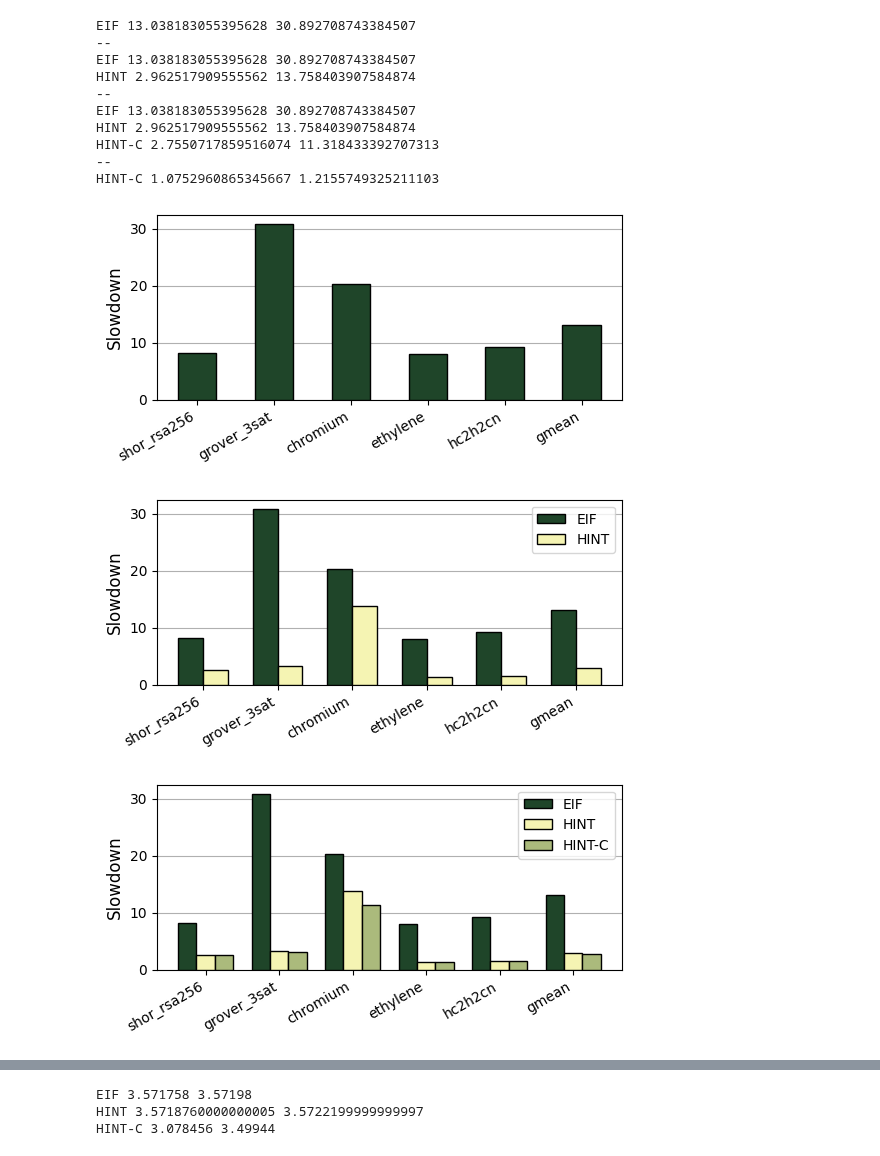
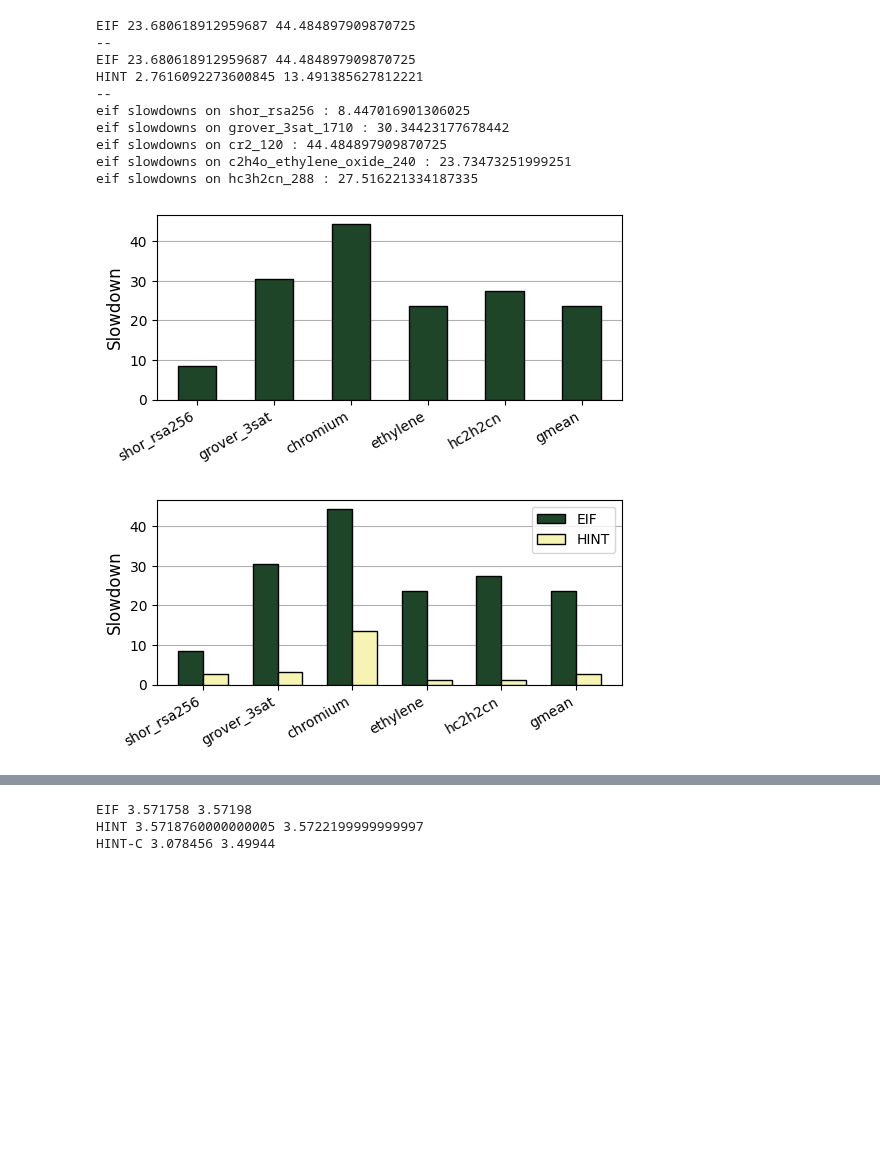
Before and after one commit to suhaskvittal/quicksilver, a Jupyter notebook: scripts/plotting.ipynb, the cells around one changed output, grey strips where cells are left out. Cells and saved outputs as stored; diff of their text form; code cells hidden in the pictures; blank space fills up the shorter version.

```diff
--- a/scripts/plotting.ipynb
+++ b/scripts/plotting.ipynb
@@ -118,76 +120,51 @@ s_hint_c = get_simulation_policy_results('hint_c', S_DATA_FOLDER)
 s_baseline_c12 = filter_policy_by_suffix(s_baseline, 'c12_100M')
 s_viszlai_c12 = filter_policy_by_suffix(s_viszlai, 'c12_100M')
 s_hint_c12 = filter_policy_by_suffix(s_hint, 'c12_100M')
-s_hint_c_c12 = filter_policy_by_suffix(s_hint_c, 'c12_100M')
 
 ### first, EIF only --
 fig, ax = plt.subplots()
 fig.set_size_inches(6.0,2.4)
 
 plot_relative_stat(ax, s_baseline_c12,
                     [s_viszlai_c12],
                     [C1],
                     ['EIF'],
                     'kips',
                     'Slowdown')
 plt.savefig(f'{PLOTS}/eif_slowdown.pdf', bbox_inches='tight')
 
 
 print('--')
 
 ### second, EIF and HINT --
 fig, ax = plt.subplots()
 fig.set_size_inches(6.0,2.4)
 
 plot_relative_stat(ax, s_baseline_c12,
                     [s_viszlai_c12, s_hint_c12],
                     [C1, C2],
                     ['EIF', 'HINT'],
                     'kips',
                     'Slowdown')
 plt.savefig(f'{PLOTS}/hint_slowdown.pdf', bbox_inches='tight')
 
 print('--')
 
-### finally, EIF and HINT and HINT-C --
-
-fig, ax = plt.subplots()
-fig.set_size_inches(6.0,2.4)
-
-plot_relative_stat(ax, s_baseline_c12,
-                    [s_viszlai_c12, s_hint_c12, s_hint_c_c12],
-                    [C1, C2, C3],
-                    ['EIF', 'HINT', 'HINT-C'],
-                    'kips',
-                    'Slowdown')
-plt.savefig(f'{PLOTS}/hint_c_slowdown.pdf', bbox_inches='tight')
-
-
-print('--')
-
-### HINT-C Speedup:
-fig, ax = plt.subplots()
-fig.set_size_inches(6.0,2.4)
-
-plot_relative_stat(ax, s_hint_c12,
-                    [s_hint_c_c12],
-                    [C1, C2, C3],
-                    ['HINT-C'],
-                    'kips',
-                    'Speedup (%)',
-                    plot_as_percentage=True, baseline_on_top=False)
-plt.savefig(f'{PLOTS}/hint_c_speedup.pdf', bbox_inches='tight')
+## print slowdowns for EIF
+for b in BENCHMARKS:
+    b_kips = s_baseline_c12[b]['kips']
+    eif_kips = s_viszlai_c12[b]['kips']
+    print(f'eif slowdowns on {b} : {b_kips/eif_kips}')
 # %% [output]
-EIF 13.038183055395628 30.892708743384507
+EIF 23.680618912959687 44.484897909870725
 --
-EIF 13.038183055395628 30.892708743384507
-HINT 2.962517909555562 13.758403907584874
+EIF 23.680618912959687 44.484897909870725
+HINT 2.7616092273600845 13.491385627812221
 --
-EIF 13.038183055395628 30.892708743384507
-HINT 2.962517909555562 13.758403907584874
-HINT-C 2.7550717859516074 11.318433392707313
---
-HINT-C 1.0752960865345667 1.2155749325211103
+eif slowdowns on shor_rsa256 : 8.447016901306025
+eif slowdowns on grover_3sat_1710 : 30.34423177678442
+eif slowdowns on cr2_120 : 44.484897909870725
+eif slowdowns on c2h4o_ethylene_oxide_240 : 23.73473251999251
+eif slowdowns on hc3h2cn_288 : 27.516221334187335
-[figure, old version]
+[figure, new version]
-[figure, old version]
+[figure, new version]
-[figure, removed]
```
Also changed, not shown: parts of 14 cells of this notebook, 6 other files.
